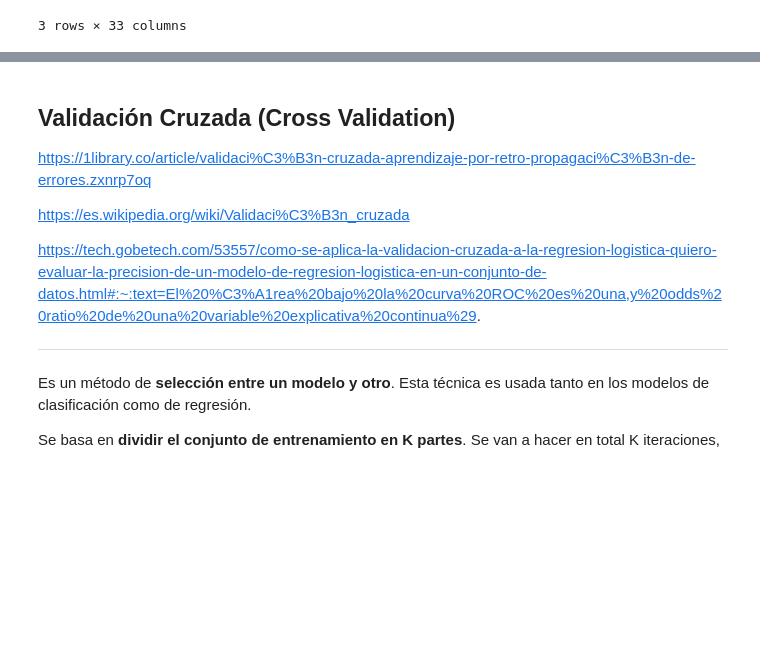
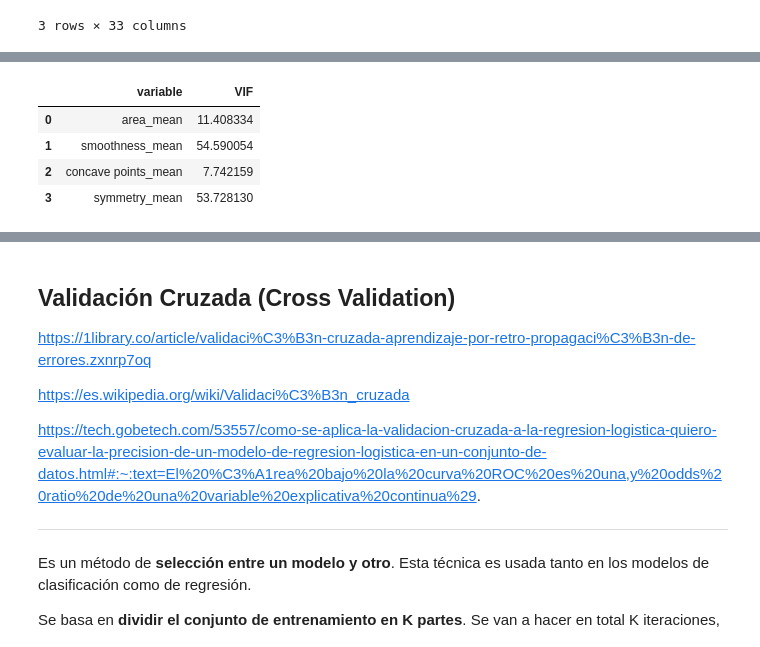
Before and after one commit to marcoandresv/DS_Consorci_2025, a Jupyter notebook: 6.- Modelos ML/3.- Featuring ML models/Featuring_ML_models.ipynb, the cells around one changed output, grey strips where cells are left out. Drawn from its saved outputs; the diff is of its cells as text; code cells hidden in the pictures; blank space fills up the shorter version.

```diff
--- a/6.- Modelos ML/3.- Featuring ML models/Featuring_ML_models.ipynb
+++ b/6.- Modelos ML/3.- Featuring ML models/Featuring_ML_models.ipynb
@@ -64,0 +142,15 @@ X_train_rus, y_train_rus= rus.fit_resample(X_train, y_train)
+# %%
+X_VIF = cancer[[
+       'area_mean', 'smoothness_mean',
+       'concave points_mean', 'symmetry_mean']]
+vif_data = pd.DataFrame()
+vif_data["variable"] = X_VIF.columns
+vif_data["VIF"] = [variance_inflation_factor(X_VIF.values, i) for i in range(X_VIF.shape[1])]
+
+vif_data
+# %% [output]
+|  | variable | VIF |
+| 0 | area_mean | 11.408334 |
+| 1 | smoothness_mean | 54.590054 |
+| 2 | concave points_mean | 7.742159 |
+| 3 | symmetry_mean | 53.728130 |
```
Also changed, not shown: parts of 15 cells of this notebook.
